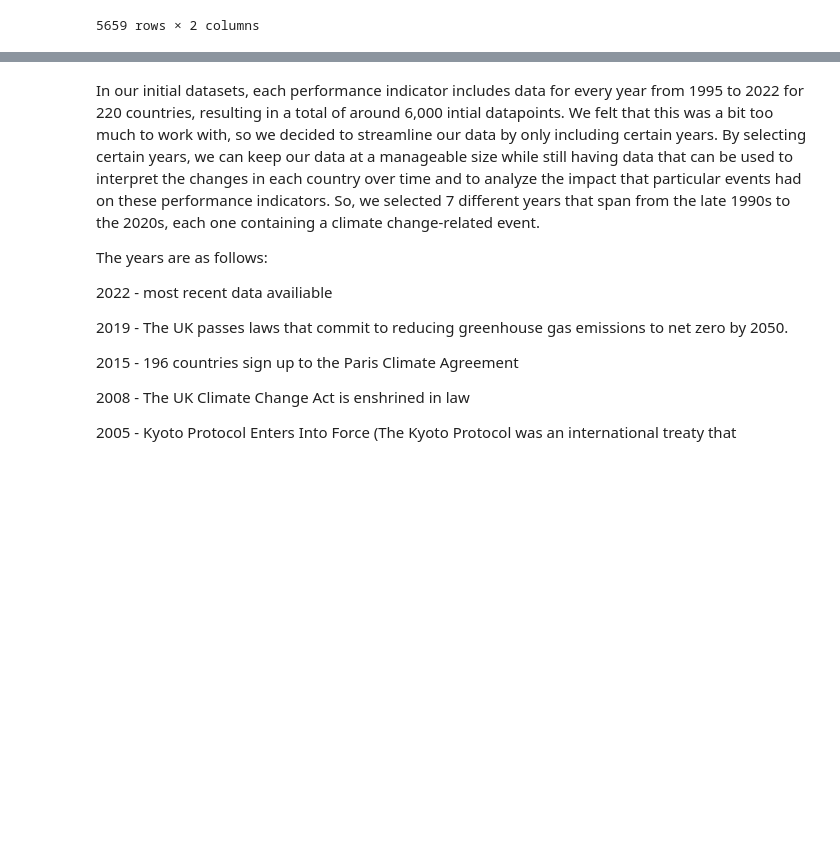
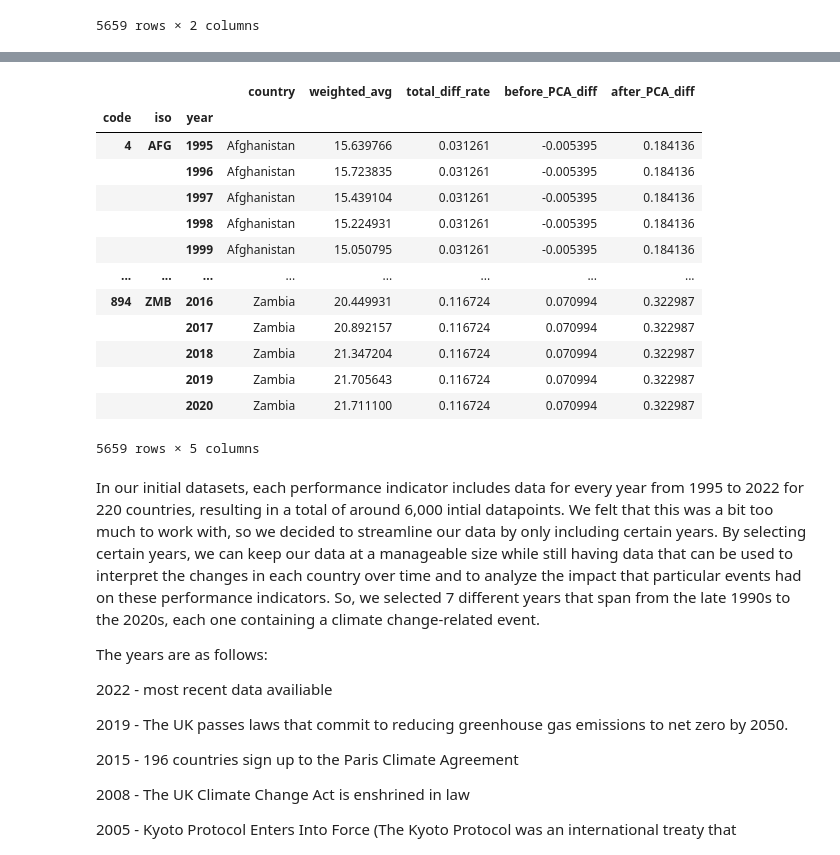
Before and after one commit to sussenbachtucker/DSCI235-Term-Project, a Jupyter notebook: DSCI235FinalProject.ipynb, the cells around one changed output, grey strips where cells are left out. Drawn from its saved outputs; the diff is of its cells as text; code cells hidden in the pictures; blank space fills up the shorter version.

Commit message:
rates for scores

```diff
--- a/DSCI235FinalProject.ipynb
+++ b/DSCI235FinalProject.ipynb
@@ -150,12 +150,12 @@ temp_df
 6160 rows × 3 columns
 # %%
 # doa a choin
-new_df = all_data.droplevel('indicator')
-new_df.drop('value', axis=1, inplace=True)
-new_df = new_df.join(temp_df)
-new_df.drop(columns=['weighted_sum', 'weight_sum'], inplace=True)
-new_df.drop_duplicates(inplace=True)
-new_df
+weighted_avgs = all_data.droplevel('indicator')
+weighted_avgs.drop('value', axis=1, inplace=True)
+weighted_avgs = weighted_avgs.join(temp_df)
+weighted_avgs.drop(columns=['weighted_sum', 'weight_sum'], inplace=True)
+weighted_avgs.drop_duplicates(inplace=True)
+weighted_avgs
 # %% [output]
 |  |  |  | country | weighted_avg |
 | code | iso | year |  |  |
@@ -171,3 +171,12 @@ new_df
 |  |  | 2019 | Zambia | 21.705643 |
 |  |  | 2020 | Zambia | 21.711100 |
 5659 rows × 2 columns
+# %%
+# Find total difference for each county and divide by years to get the rate
+def total_diff(country):
+    country["total_diff_rate"] = ((country.iloc[-1].weighted_avg) - (country.iloc[0].weighted_avg)) / len(country)
+    return country
+
+weighted_avgs_2 = weighted_avgs.groupby('code').apply(total_diff)
+weighted_avgs = weighted_avgs_2.droplevel(0)
+weighted_avgs
@@ -173,0 +218,36 @@ new_df
+# %%
+# Find difference from start-2015 and 2015-end for paris and divide by #years to get rate
+def before_diff(country):
+    idx = pd.IndexSlice
+    years = country.index.get_level_values(-1)
+    years_before = (years < 2015).sum()
+    country["before_PCA_diff"] = ((country.loc[idx[:,:,2015]].weighted_avg) - (country.iloc[0].weighted_avg)) / years_before
+    return country
+
+def after_diff(country):
+    idx = pd.IndexSlice
+    years = country.index.get_level_values(-1)
+    years_after = (years > 2015).sum()
+    country["after_PCA_diff"] = ((country.iloc[-1].weighted_avg) - (country.loc[idx[:,:,2015]].weighted_avg)) / years_after
+    return country
+
+
+temp_diff = weighted_avgs.groupby('code').apply(before_diff).droplevel(0)
+paris_diff2 = temp_diff.groupby('code').apply(after_diff)
+paris_diff = paris_diff2.droplevel(0)
+paris_diff
+# %% [output]
+|  |  |  | country | weighted_avg | total_diff_rate | before_PCA_diff | after_PCA_diff |
+| code | iso | year |  |  |  |  |  |
+| 4 | AFG | 1995 | Afghanistan | 15.639766 | 0.031261 | -0.005395 | 0.184136 |
+|  |  | 1996 | Afghanistan | 15.723835 | 0.031261 | -0.005395 | 0.184136 |
+|  |  | 1997 | Afghanistan | 15.439104 | 0.031261 | -0.005395 | 0.184136 |
+|  |  | 1998 | Afghanistan | 15.224931 | 0.031261 | -0.005395 | 0.184136 |
+|  |  | 1999 | Afghanistan | 15.050795 | 0.031261 | -0.005395 | 0.184136 |
+| ... | ... | ... | ... | ... | ... | ... | ... |
+| 894 | ZMB | 2016 | Zambia | 20.449931 | 0.116724 | 0.070994 | 0.322987 |
+|  |  | 2017 | Zambia | 20.892157 | 0.116724 | 0.070994 | 0.322987 |
+|  |  | 2018 | Zambia | 21.347204 | 0.116724 | 0.070994 | 0.322987 |
+|  |  | 2019 | Zambia | 21.705643 | 0.116724 | 0.070994 | 0.322987 |
+|  |  | 2020 | Zambia | 21.711100 | 0.116724 | 0.070994 | 0.322987 |
+5659 rows × 5 columns
```
Also changed, not shown: parts of 6 cells of this notebook.
